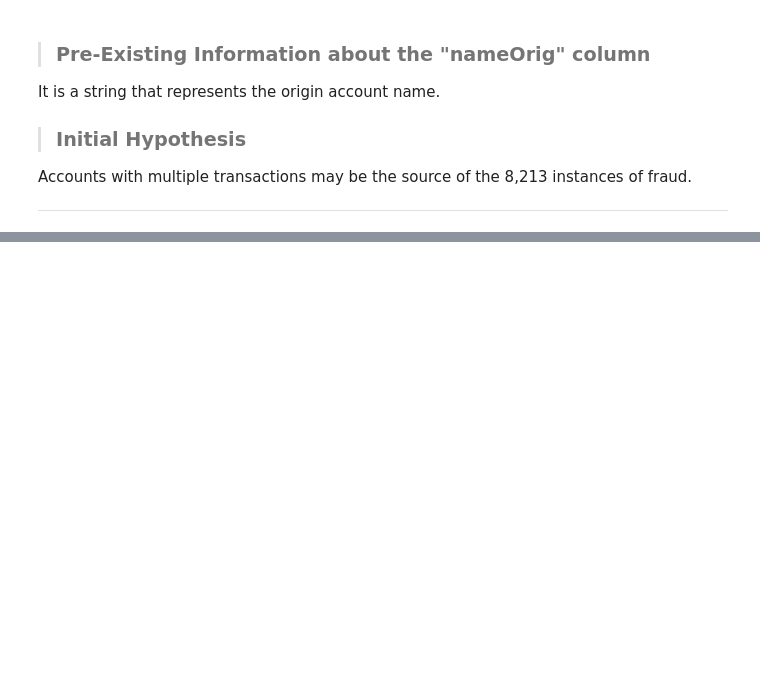
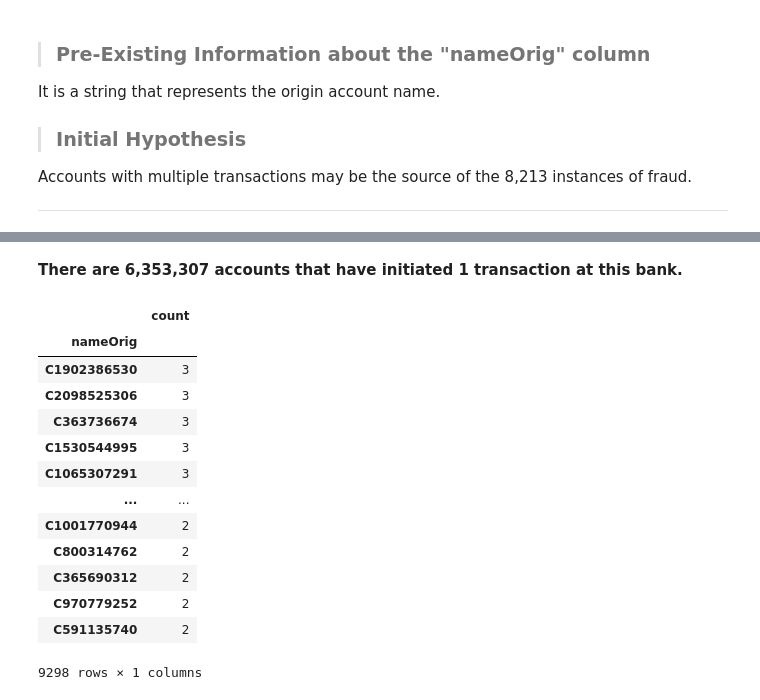
Before and after one commit to thetechleila/Financial-Fraud-Detection-Model, a Jupyter notebook: eda.ipynb, the cells around one changed output, grey strips where cells are left out. Drawn from its saved outputs; the diff is of its cells as text; code cells hidden in the pictures; blank space fills up the shorter version.

```diff
--- a/eda.ipynb
+++ b/eda.ipynb
@@ -253,0 +274,22 @@ ___
+# %% [markdown]
+**There are 6,353,307 accounts that have initiated 1 transaction at this bank.**
+# %%
+#Examine the nameOrig column for unique value count and possible patterns
+name_count = df["nameOrig"].value_counts(ascending=False)
+all_freq_trans = name_count[name_count > 1].sort_values(ascending=False)
+all_freq_trans.to_frame()
+# %% [output]
+|  | count |
+| nameOrig |  |
+| C1902386530 | 3 |
+| C2098525306 | 3 |
+| C363736674 | 3 |
+| C1530544995 | 3 |
+| C1065307291 | 3 |
+| ... | ... |
+| C1001770944 | 2 |
+| C800314762 | 2 |
+| C365690312 | 2 |
+| C970779252 | 2 |
+| C591135740 | 2 |
+9298 rows × 1 columns
```
Also changed, not shown: parts of 5 cells of this notebook.
